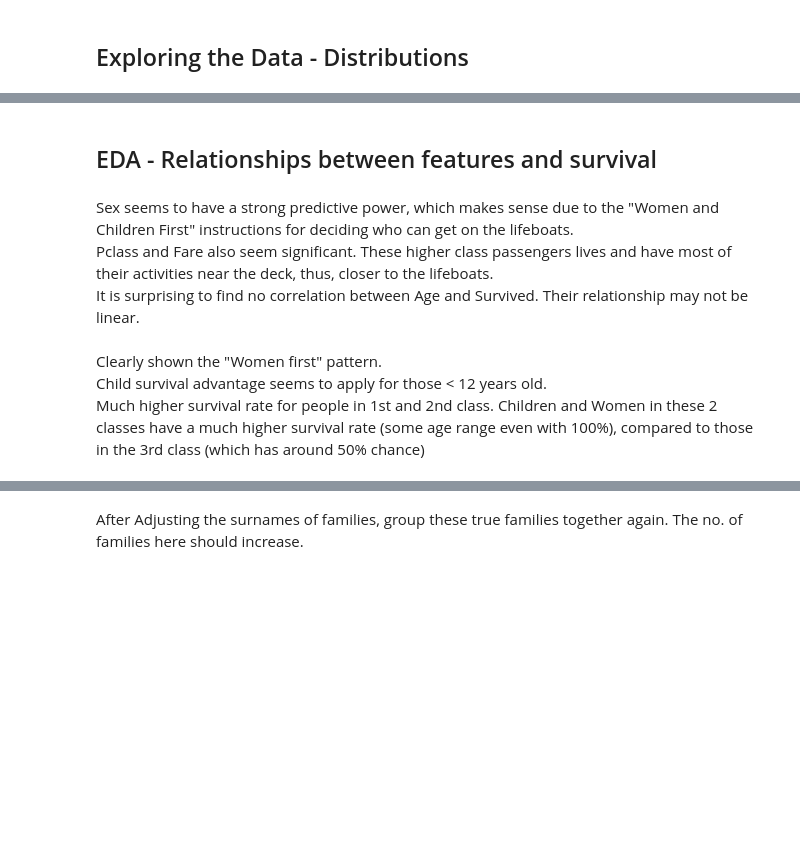
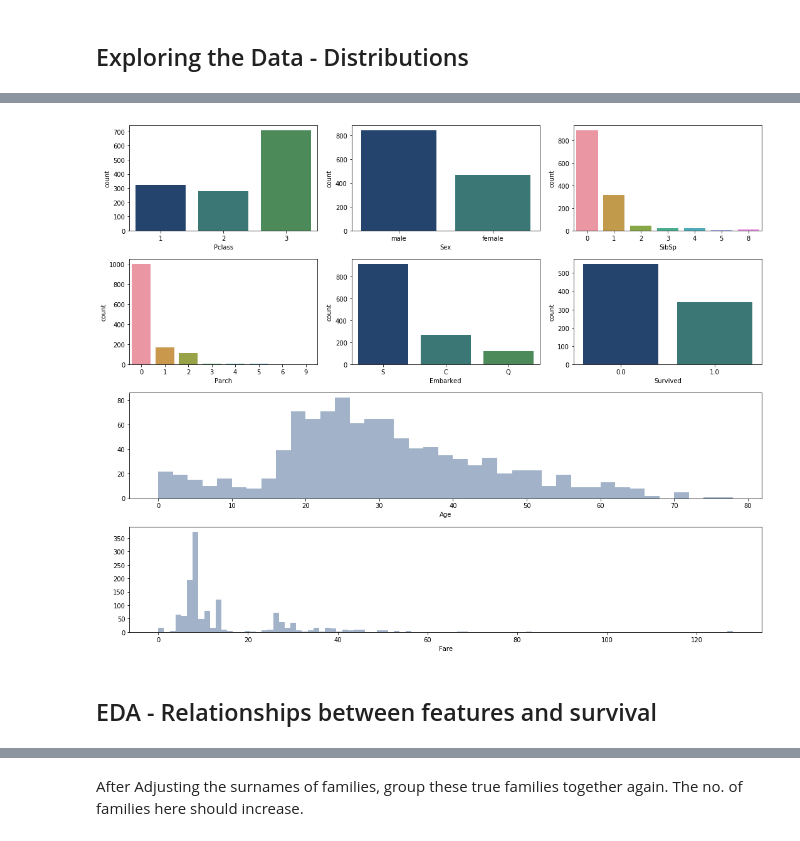
Before and after one commit to GeoffW41/Kaggle-titanic, a Jupyter notebook: titanic.ipynb, the cells around one changed output, grey strips where cells are left out. Drawn from its saved outputs; the diff is of its cells as text; code cells hidden in the pictures; blank space fills up the shorter version.

```diff
--- a/titanic.ipynb
+++ b/titanic.ipynb
@@ -41,3 +163,9 @@ display(full.isnull().sum())
+# %%
+# Calculate mean fare cost for each PClass
+dict_fare_by_Pclass = dict(full.groupby('Pclass').Fare.mean())
+# fill value according to PClass
+missing_fare = full.loc[full.Fare.isnull(),'Pclass'].map(dict_fare_by_Pclass)
+full.loc[full.Fare.isnull(),'Fare'] = missing_fare
 # %% [markdown]
 ## Exploring the Data - Distributions
 # %%
@@ -46,23 +186,23 @@ full.describe(include="all")
 # %%
 # EDA - Distributions
-categorical_var = ['Pclass','Sex','SibSp','Parch','Embarked', 'Survived']
-continuous_var = ['Age','Fare']
+var_to_plot = ['Pclass','Sex','SibSp','Parch','Embarked','Survived']
 
 # Plot Categorical Var
-fig, axs = plt.subplots(4,3, figsize = (15,12))
-for i,key in enumerate(categorical_var):
-     sns.countplot(data = full, x = key, ax = axs[i//3,i%3], color='teal')
+fig, axs = plt.subplots(4,3, figsize=(15,12))
+for i,key in enumerate(var_to_plot):
+    sns.countplot(key, data=full, ax=axs[i//3,i%3])
 
 # Plot Age
 plt.subplot2grid((4,3),(2,0),rowspan=1,colspan=3);
-plt.hist(full.Age[full.Age.isna()!=True], bins=range(0,80,1), color='slategrey' );
+sns.distplot(full.Age.dropna(), bins=range(0,80,2), kde=False)
 plt.xlabel('Age');
 
 # Plot Fare
 plt.subplot2grid((4,3),(3,0),rowspan=1,colspan=3);
-plt.hist(full.Fare[full.Fare.isna()!=True], bins=100, color='slategrey');
+sns.distplot(full.Fare.dropna(), bins=100, kde=False)
 plt.xlabel('Fare');
-
-print(f"survived: {full.Survived.mean()*100:.2f}%")
+plt.tight_layout()
+# %% [output]
+[figure, added]
 # %% [markdown]
 ## EDA - Relationships between features and survival
@@ -82,4 +208,0 @@ sns.heatmap(corr, cmap = cmap,square=True, cbar_kws={ 'shrink' : .9 }, annot = T
-# %% [markdown]
-Sex seems to have a strong predictive power, which makes sense due to the "Women and Children First" instructions for deciding who can get on the lifeboats. <br>
-Pclass and Fare also seem significant. These higher class passengers lives and have most of their activities near the deck, thus, closer to the lifeboats. <br>
-It is surprising to find no correlation between Age and Survived. Their relationship may not be linear.
@@ -92,4 +208,0 @@ facet.add_legend();
-# %% [markdown]
-Clearly shown the "Women first" pattern. <br>
-Child survival advantage seems to apply for those < 12 years old. <br>
-Much higher survival rate for people in 1st and 2nd class. Children and Women in these 2 classes have a much higher survival rate (some age range even with  100%), compared to those in the 3rd class (which has around 50% chance)
```
Also changed, not shown: parts of 88 cells of this notebook.
